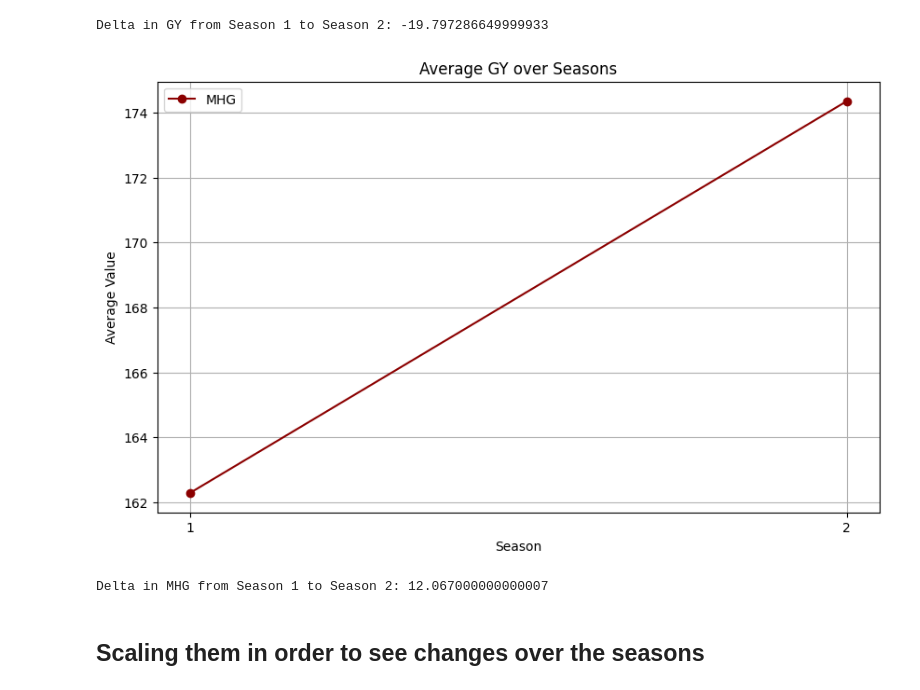
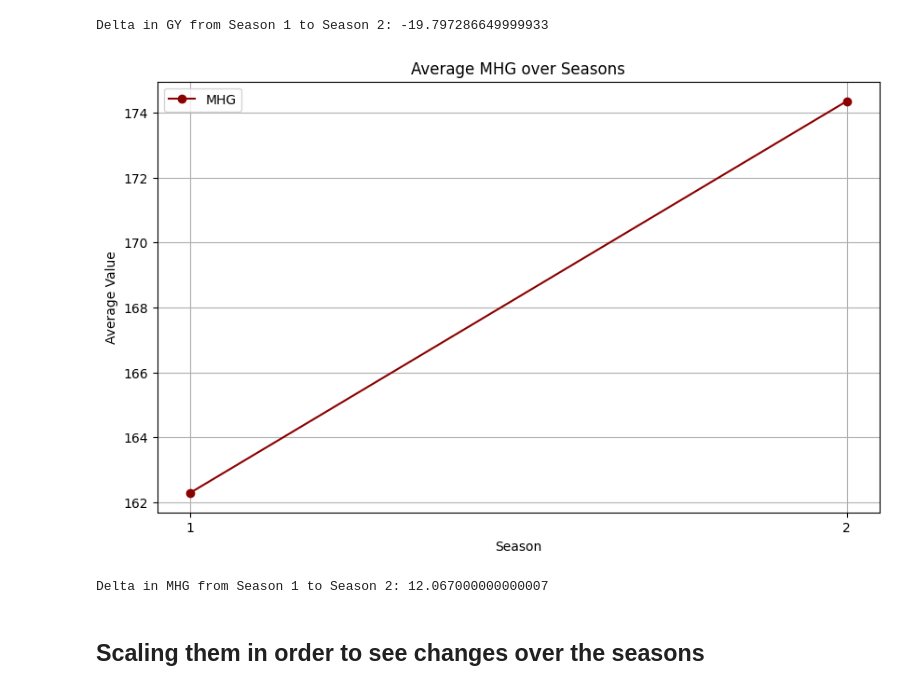
Before and after one commit to AntoniaPopovici/VOIS_2024, a Jupyter notebook: main.ipynb, the cells around one changed output. Saved outputs shown, nothing was run; the diff lists cells and outputs as text; code cells hidden in the pictures.

```diff
--- a/main.ipynb
+++ b/main.ipynb
@@ -235,19 +235,19 @@ Delta in GY from Season 1 to Season 2: -19.797286649999933
 # %%
 season_avg = df.groupby('Season')[['MHG']].mean()
 
 plt.figure(figsize=(10, 6))
 plt.plot(season_avg.index, season_avg['MHG'], marker='o', label='MHG', color='darkred')
 plt.xlabel('Season')
 plt.ylabel('Average Value')
-plt.title('Average GY over Seasons')
+plt.title('Average MHG over Seasons')
 plt.xticks(season_avg.index)
 plt.legend()
 plt.grid(True)
 plt.show()
 
 print("Delta in MHG from Season 1 to Season 2:", delta_mhg)
 # %% [output]
-[figure, old version]
+[figure, new version]
 Delta in MHG from Season 1 to Season 2: 12.067000000000007
 # %% [markdown]
 ## Scaling them in order to see changes over the seasons
```
